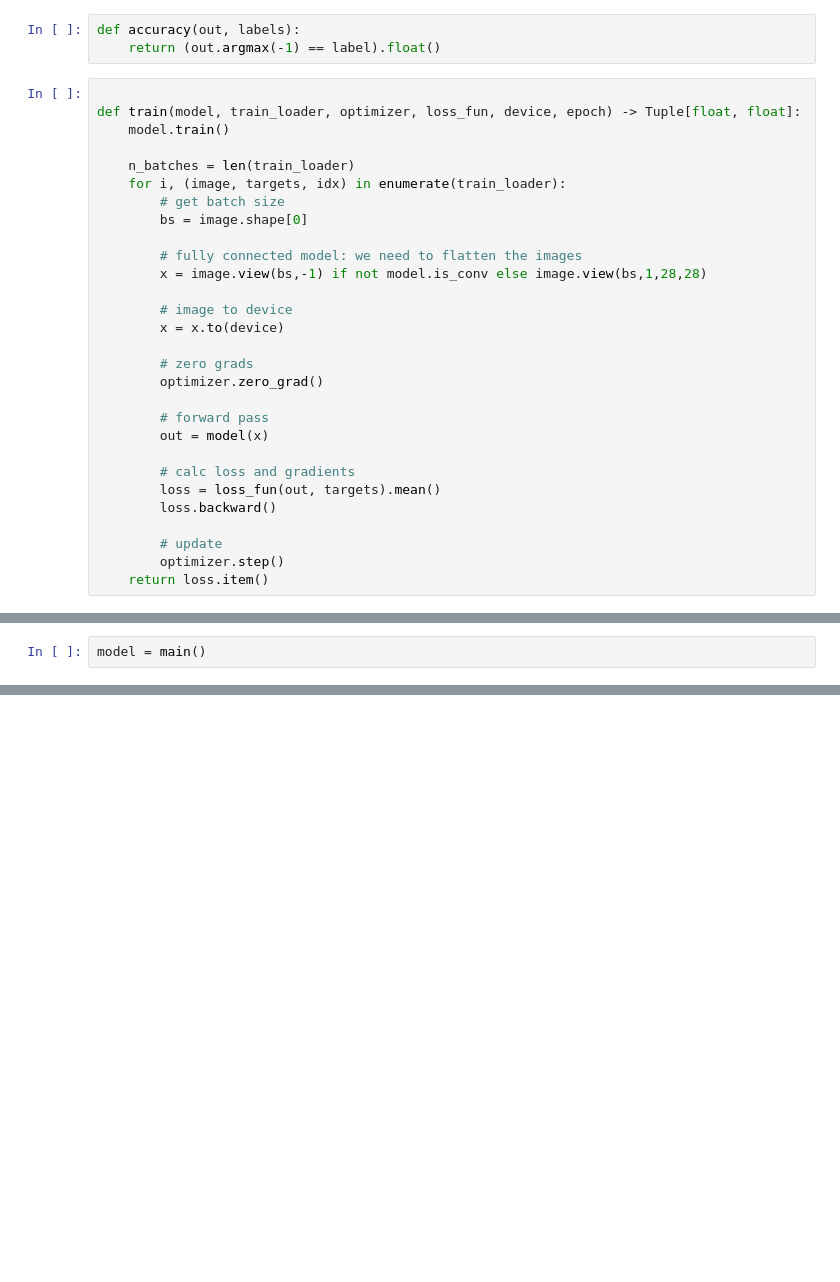
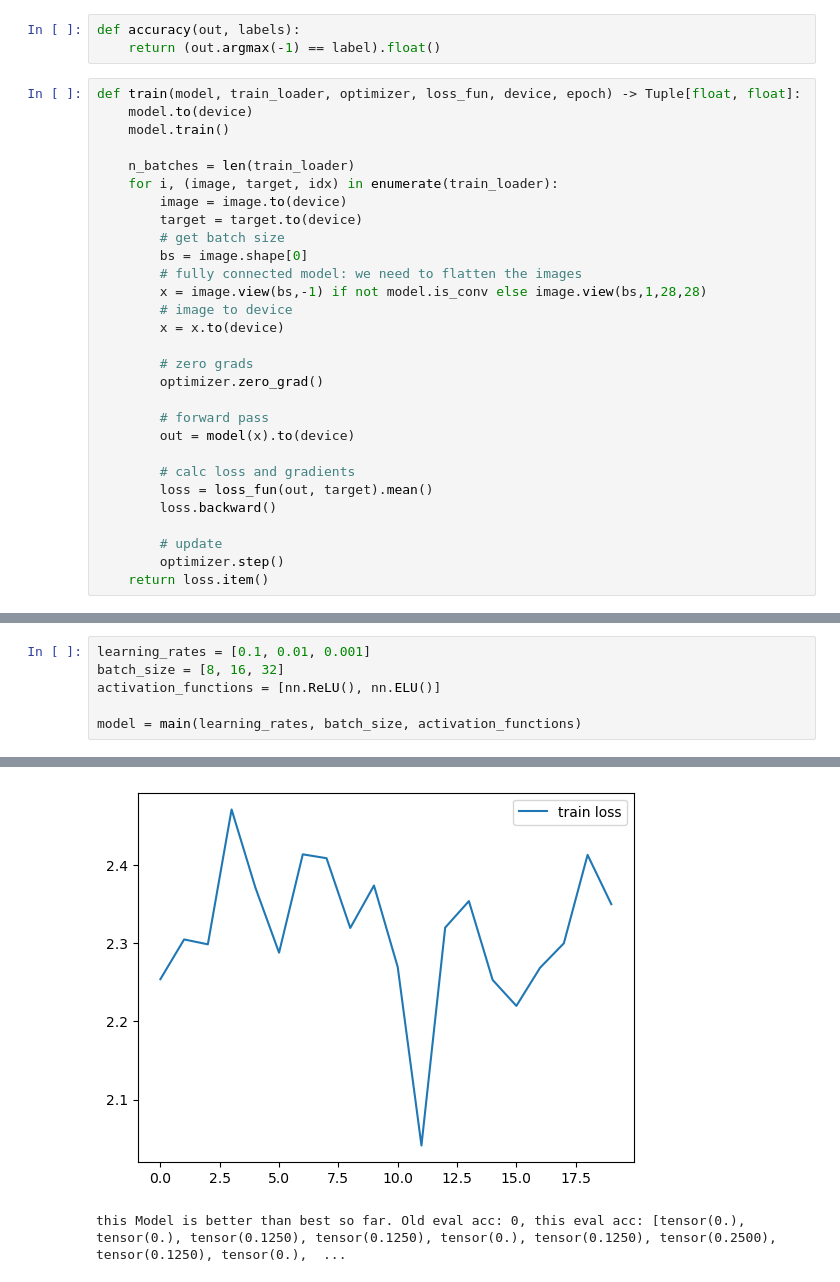
Before and after one commit to EricEckstein/Sem3, a Jupyter notebook: DEEPL/DEEPL_HW5_MAI_WS22-23_AI21M041_Eric_Eckstein.ipynb, the cells around one changed output, grey strips where cells are left out. Cells and saved outputs as stored; diff of their text form; blank space fills up the shorter version.

```diff
--- a/DEEPL/DEEPL_HW5_MAI_WS22-23_AI21M041_Eric_Eckstein.ipynb
+++ b/DEEPL/DEEPL_HW5_MAI_WS22-23_AI21M041_Eric_Eckstein.ipynb
@@ -135,18 +117,18 @@ class MNISTDset(Dataset):
 def accuracy(out, labels):
     return (out.argmax(-1) == label).float()
 # %%
-
 def train(model, train_loader, optimizer, loss_fun, device, epoch) -> Tuple[float, float]:
+    model.to(device)
     model.train()
 
     n_batches = len(train_loader)
-    for i, (image, targets, idx) in enumerate(train_loader):
+    for i, (image, target, idx) in enumerate(train_loader):
+        image = image.to(device)
+        target = target.to(device)
         # get batch size
         bs = image.shape[0]
-
         # fully connected model: we need to flatten the images
         x = image.view(bs,-1) if not model.is_conv else image.view(bs,1,28,28)
-
         # image to device
         x = x.to(device)
 
@@ -154,10 +136,10 @@ def train(model, train_loader, optimizer, loss_fun, device, epoch) -> Tuple[floa
         optimizer.zero_grad()
 
         # forward pass
-        out = model(x)
+        out = model(x).to(device)
 
         # calc loss and gradients
-        loss = loss_fun(out, targets).mean()
+        loss = loss_fun(out, target).mean()
         loss.backward()
 
         # update
@@ -273,2 +281,7 @@ def main( learning_rates:list, batch_size:list, activation_functions:list):
 # %%
-model = main()
+learning_rates = [0.1, 0.01, 0.001]
+batch_size = [8, 16, 32]
+activation_functions = [nn.ReLU(), nn.ELU()]
+
+model = main(learning_rates, batch_size, activation_functions)
+# %% [output]
@@ -274,0 +305,2 @@ model = main()
+[figure, added]
+this Model is better than best so far. Old eval acc: 0, this eval acc: [tensor(0.), tensor(0.), tensor(0.1250), tensor(0.1250), tensor(0.), tensor(0.1250), tensor(0.2500), tensor(0.1250), tensor(0.),  ...
```
Also changed, not shown: parts of 6 cells of this notebook, 2 other files.
